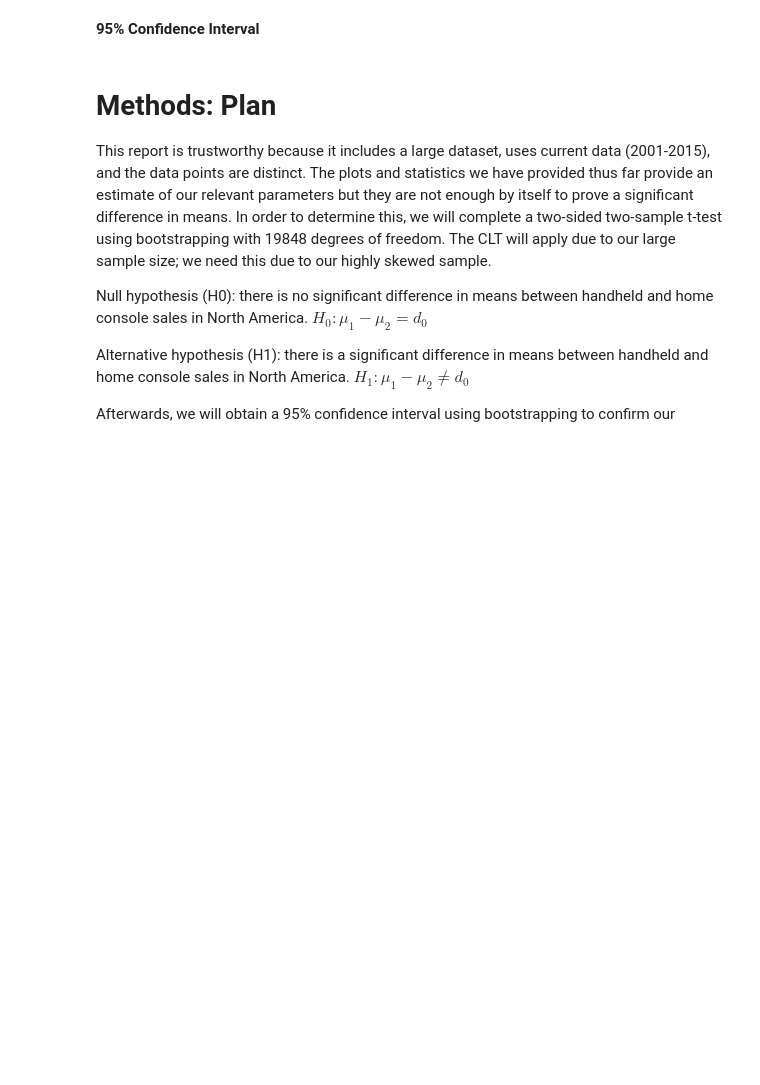
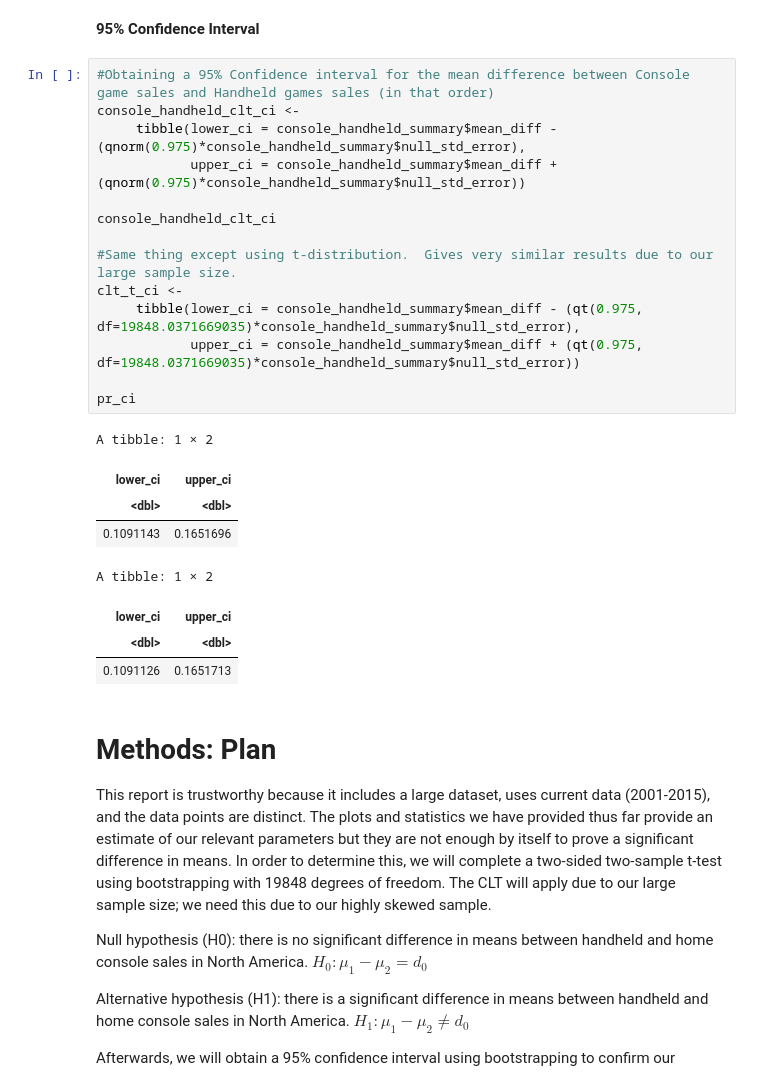
Before and after one commit to xonew/Stat-200-21-Project, a Jupyter notebook: proposal.ipynb, the cells around one changed output. Cells and saved outputs as stored; diff of their text form; blank space fills up the shorter version.

Commit message:
Added a 95% Confidence Interval
Used normal and T-distribution

```diff
--- a/proposal.ipynb
+++ b/proposal.ipynb
@@ -262,6 +262,29 @@ A tibble: 1 × 10
 | 0.1371419 | 0.3664791 | 0.2293372 | 9.590292 | 1.111168e-21 | 9128.52 | 0.1091106 | 0.1651733 | Welch Two Sample t-test | two.sided |
 # %% [markdown]
 **95% Confidence Interval**
+# %%
+#Obtaining a 95% Confidence interval for the mean difference between Console game sales and Handheld games sales (in that order)
+console_handheld_clt_ci <-
+     tibble(lower_ci = console_handheld_summary$mean_diff - (qnorm(0.975)*console_handheld_summary$null_std_error),
+            upper_ci = console_handheld_summary$mean_diff + (qnorm(0.975)*console_handheld_summary$null_std_error))
+
+console_handheld_clt_ci
+
+#Same thing except using t-distribution.  Gives very similar results due to our large sample size.
+clt_t_ci <-
+     tibble(lower_ci = console_handheld_summary$mean_diff - (qt(0.975, df=19848.0371669035)*console_handheld_summary$null_std_error),
+            upper_ci = console_handheld_summary$mean_diff + (qt(0.975, df=19848.0371669035)*console_handheld_summary$null_std_error))
+
+pr_ci
+# %% [output]
+A tibble: 1 × 2
+| lower_ci | upper_ci |
+| <dbl> | <dbl> |
+| 0.1091143 | 0.1651696 |
+A tibble: 1 × 2
+| lower_ci | upper_ci |
+| <dbl> | <dbl> |
+| 0.1091126 | 0.1651713 |
 # %% [markdown]
 # Methods: Plan
 
```
Also changed, not shown: parts of 1 cell of this notebook.
